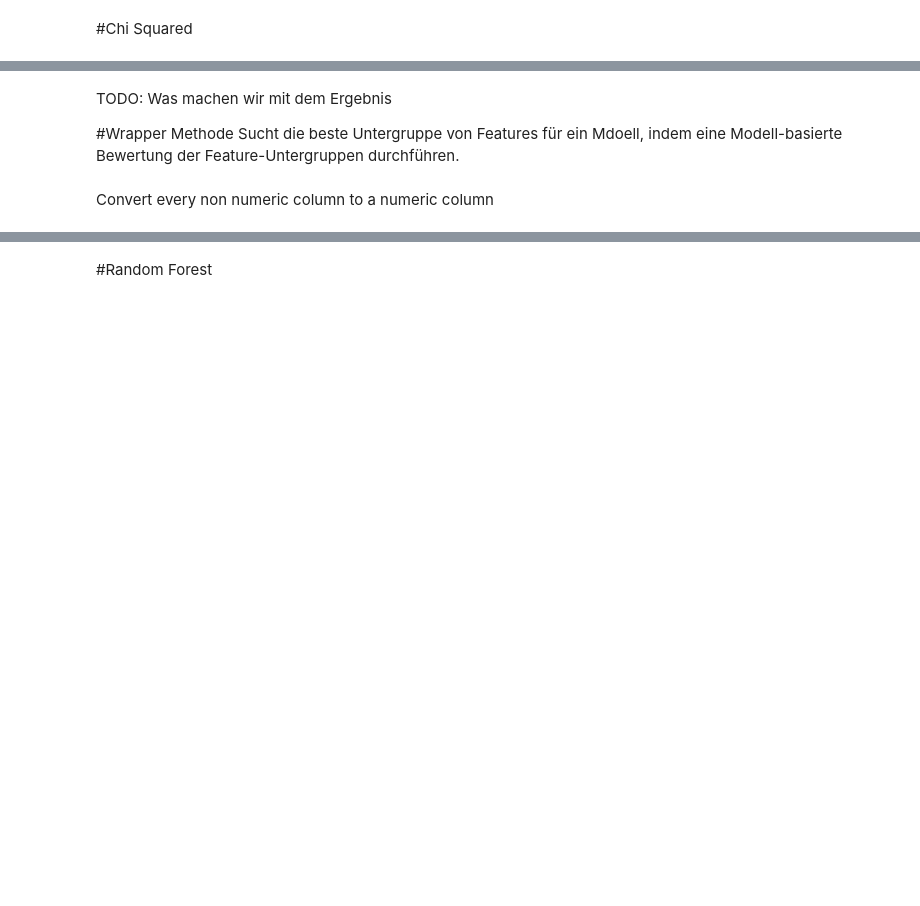
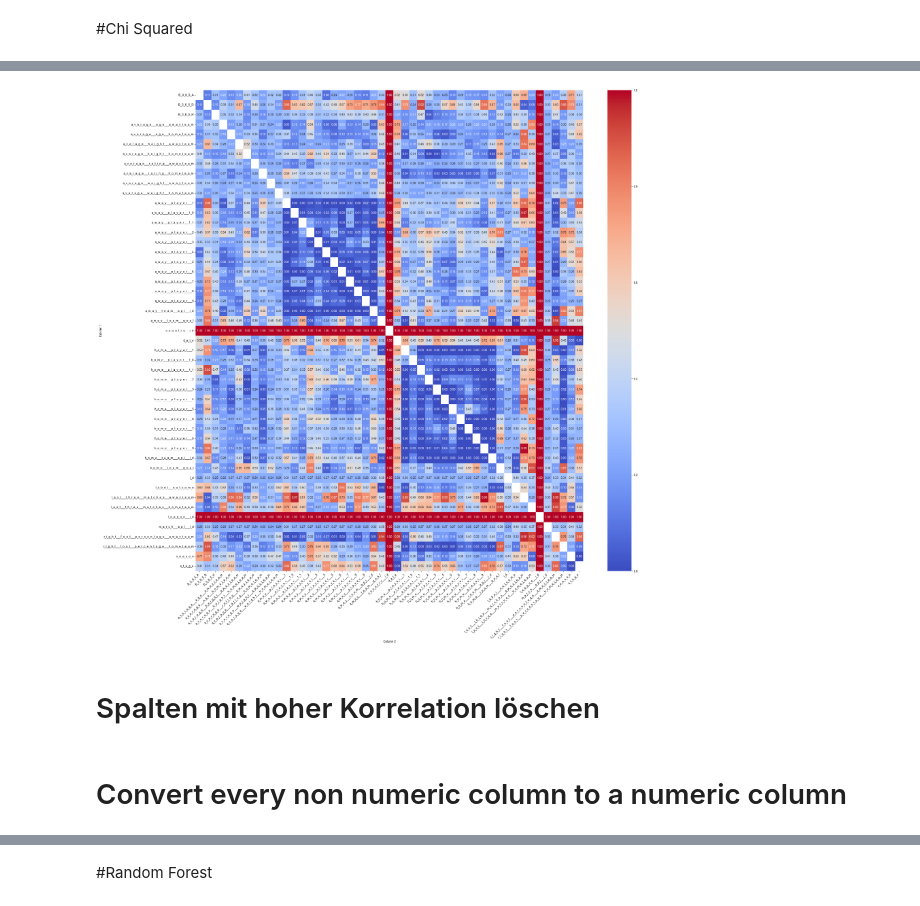
Before and after one commit to juengeja/MachineLearning, a Jupyter notebook: overall.ipynb, the cells around one changed output, grey strips where cells are left out. Drawn from its saved outputs; the diff is of its cells as text; code cells hidden in the pictures; blank space fills up the shorter version.

```diff
--- a/overall.ipynb
+++ b/overall.ipynb
@@ -420,5 +708,23 @@ chi2_results_df.describe()
-# %% [markdown]
-TODO: Was machen wir mit dem Ergebnis
-
-#Wrapper Methode
-Sucht die beste Untergruppe von Features für ein Mdoell, indem eine Modell-basierte Bewertung der Feature-Untergruppen durchführen.
+# %%
+import numpy as np
+import seaborn as sns
+
+# pivot the chi2_results_df to make a matrix
+heatmap_data = chi2_results_df.pivot(index='Column 1', columns='Column 2', values='P-Value')
+
+
+plt.figure(figsize=(30, 30))
+
+# create a heatmap
+sns.heatmap(heatmap_data, cmap='coolwarm', annot=True, fmt='.2f')
+
+# set the font color to black
+sns.set(font_scale=1.2)
+sns.set_style({'font.family': 'serif', 'fontcolor': 'black'})
+
+plt.xticks(rotation=45, ha='right')
+plt.show()
+# %% [output]
+[figure, added]
+# %% [markdown]
+# Spalten mit hoher Korrelation löschen
@@ -424,0 +738,2 @@ Sucht die beste Untergruppe von Features für ein Mdoell, indem eine Modell-basi
+# %% [markdown]
+# Convert every non numeric column to a numeric column
@@ -438,5 +779,3 @@ df = pd.read_sql("SELECT * FROM neue_tabelle_mit_30_Daten", conn)
 conn.close()
 
 df_dropped = df
-# %% [markdown]
-Convert every non numeric column to a numeric column
```
Also changed, not shown: parts of 22 cells of this notebook.
